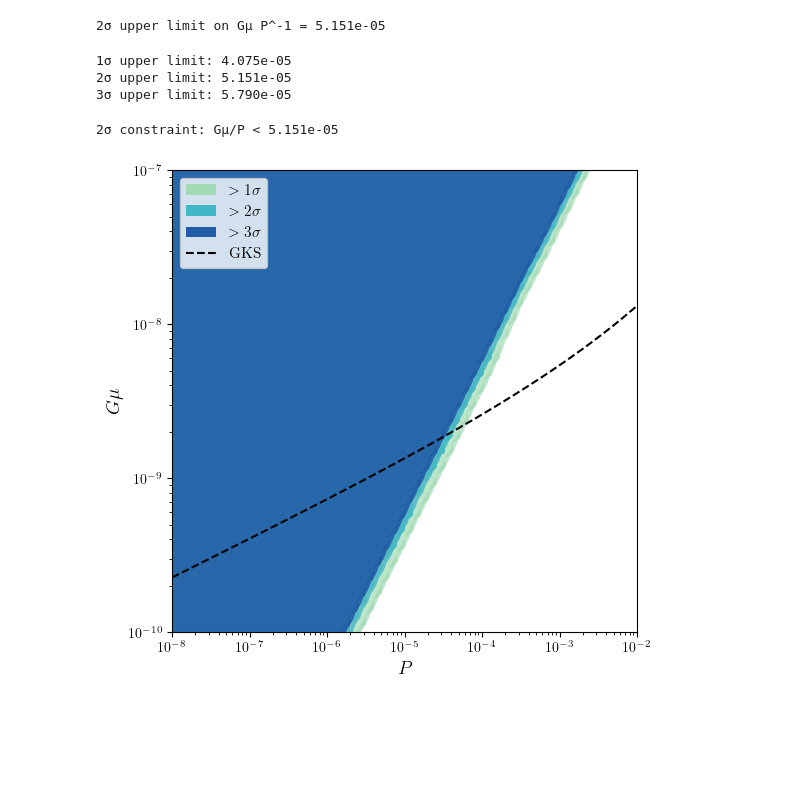
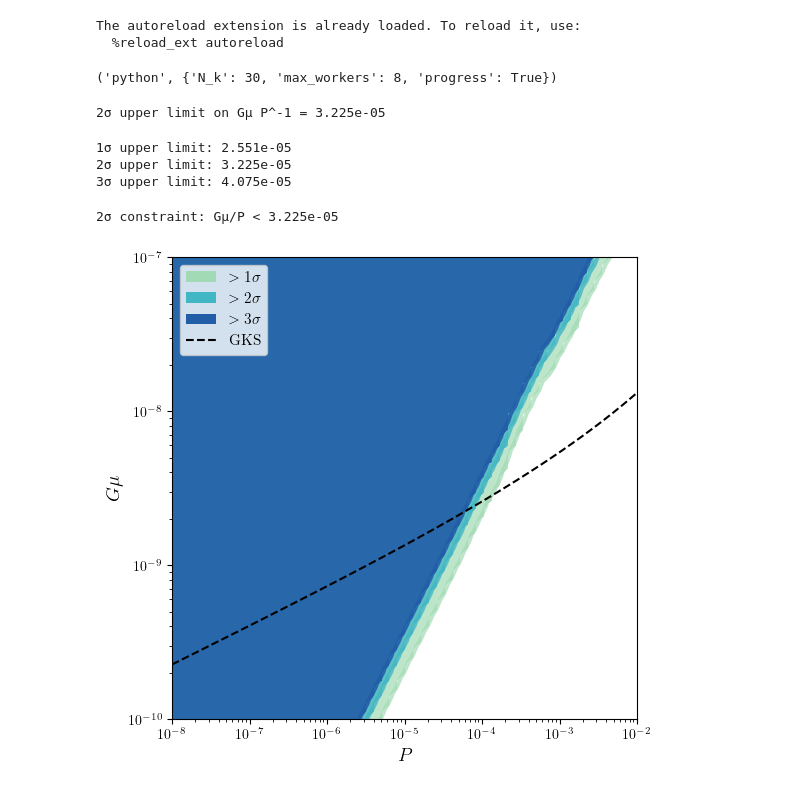
Before and after one commit to antolonappan/cosmic_strings, a Jupyter notebook: notebooks/G_muP_Grid.ipynb, the cells around one changed output. Drawn from its saved outputs; the diff is of its cells as text; code cells hidden in the pictures; blank space fills up the shorter version.

```diff
--- a/notebooks/G_muP_Grid.ipynb
+++ b/notebooks/G_muP_Grid.ipynb
@@ -1,4 +1,8 @@
 # %%
+from pathlib import Path
+PROJECT_ROOT = Path.cwd()
+if not (PROJECT_ROOT / "strings").exists():
+    PROJECT_ROOT = PROJECT_ROOT.parent
 import sys
 sys.path.append("..")
 import numpy as np
@@ -17,4 +17,37 @@ import strings as cs
+# %%
+%load_ext autoreload
+%autoreload 2
+import strings as cs
+
+BACKEND = "python"  # use "python" for the original scipy backend
+
+if BACKEND == "fortran":
+    sys.path.insert(0, str(PROJECT_ROOT / "fortran_backend"))
+    import cosmic_cl_backend as fcl
+
+    compute_cl_backend = fcl.compute_cl
+    theory_settings = dict(
+        n_k=48,
+        n_chi=1024,
+        k_min=1.0e-4,
+        k_max=1.0e-1,
+    )
+elif BACKEND == "python":
+    compute_cl_backend = cs.compute_cl
+    theory_settings = dict(
+        N_k=30,
+        max_workers=8,
+        progress=True,
+    )
+else:
+    raise ValueError("BACKEND must be 'fortran' or 'python'")
+
+BACKEND, theory_settings
+# %% [output]
+The autoreload extension is already loaded. To reload it, use:
+  %reload_ext autoreload
+('python', {'N_k': 30, 'max_workers': 8, 'progress': True})
 # %%
-ACT = cs.PLANCK13
+ACT = cs.ACTDR6
 # %%
 def chi2(Gmu, P):
@@ -32,7 +65,7 @@ chi2_grid = np.zeros((len(Gmu_vals), len(P_vals)))
 for i, P in tqdm(enumerate(P_vals), total=len(P_vals)):
     for j, Gmu in enumerate(Gmu_vals):
         if j == 0:
-            ref = cs.compute_cl(Gmu, P, ell_arr=ACT.L)
+            ref = compute_cl_backend(Gmu, P, ell_arr=ACT.L)
             gmu_ref = Gmu
             chi2_grid[j, i] = chi2_mod(ref)
         else:
@@ -59,20 +92,19 @@ x_upper = np.max(x_allowed)
 
 print(f"2σ upper limit on Gμ P^-1 = {x_upper:.3e}")
 # %% [output]
-2σ upper limit on Gμ P^-1 = 5.151e-05
+2σ upper limit on Gμ P^-1 = 3.225e-05
 # %%
 for level, name in zip([2.30, 6.18, 11.83], ["1σ", "2σ", "3σ"]):
     mask = delta_chi2 <= level
     x_vals = x_grid[mask]
     print(f"{name} upper limit: {np.max(x_vals):.3e}")
 # %% [output]
-1σ upper limit: 4.075e-05
-2σ upper limit: 5.151e-05
-3σ upper limit: 5.790e-05
+1σ upper limit: 2.551e-05
+2σ upper limit: 3.225e-05
+3σ upper limit: 4.075e-05
 # %%
 Pgks, Ggks = np.loadtxt("../data/gks.txt", unpack=True)
 # %%
-
 import matplotlib.pyplot as plt
 from matplotlib.patches import Patch
 from matplotlib.lines import Line2D
@@ -80,6 +112,7 @@ import matplotlib as mpl
 mpl.rcParams["text.usetex"] = True
 mpl.rcParams["font.family"] = "serif"
 mpl.rcParams["font.serif"] = ["Computer Modern Roman"]
+
 # Create meshgrid
 P_mesh, Gmu_mesh = np.meshgrid(P_grid, Gmu_grid)
 
@@ -119,11 +152,10 @@ combo_allowed = combo_grid[mask_2sigma]
 
 # upper limit = max allowed value
 combo_2sigma = np.max(combo_allowed)
-combo_2sigma_n = np.float64(3.104590545296398e-05)
-mantissa, exp = f"{combo_2sigma_n:.2e}".split("e")
+mantissa, exp = f"{combo_2sigma:.2e}".split("e")
 constraint_latex = rf"$G\mu P^{{-1}} < {mantissa}\times 10^{{{int(exp)}}}$ (2$\sigma$)"
 
-print(f"2\u03c3 constraint: G\u03bc/P < {combo_2sigma:.3e}")
+print(f"2σ constraint: Gμ/P < {combo_2sigma:.3e}")
 
 # ================================
 # 4. PLOT THIS CONSTRAINT LINE (clipped to grid range)
@@ -136,33 +168,32 @@ ax.plot(Pgks, Ggks/4, 'k--', label='GKS')
 
 # ================================
 # 5. LEGEND (paper style)
 # ================================
 legend_elements = [
     Patch(facecolor=c1, label=r'$>1\sigma$'),
     Patch(facecolor=c2, label=r'$>2\sigma$'),
     Patch(facecolor=c3, label=r'$>3\sigma$'),
     #Line2D([0], [0], color='red', linestyle='--', lw=1.5, label=constraint_latex),
     Line2D([0], [0], color='black', linestyle='--', lw=1.5, label='GKS')
 ]
 
 ax.legend(handles=legend_elements, loc='upper left', fontsize=11)
 
 # ================================
 # 6. AXES FORMATTING
 # ================================
 ax.set_xscale('log')
 ax.set_yscale('log')
 
 ax.set_xlim(1e-8, 1e-2)
 ax.set_ylim(1e-10, 1e-7)
 
 ax.set_xlabel(r'$P$', fontsize=14)
 ax.set_ylabel(r'$G\mu$', fontsize=14)
 
-
 #ax.grid(alpha=0.2, which='both')
 
 plt.savefig("plots/GmuP_Constraint_Plot.pdf", dpi=300, bbox_inches='tight')
 # %% [output]
-2σ constraint: Gμ/P < 5.151e-05
+2σ constraint: Gμ/P < 3.225e-05
-[figure, old version]
+[figure, new version]
```
Also changed, not shown: parts of 2 cells of this notebook, 8 other files.
